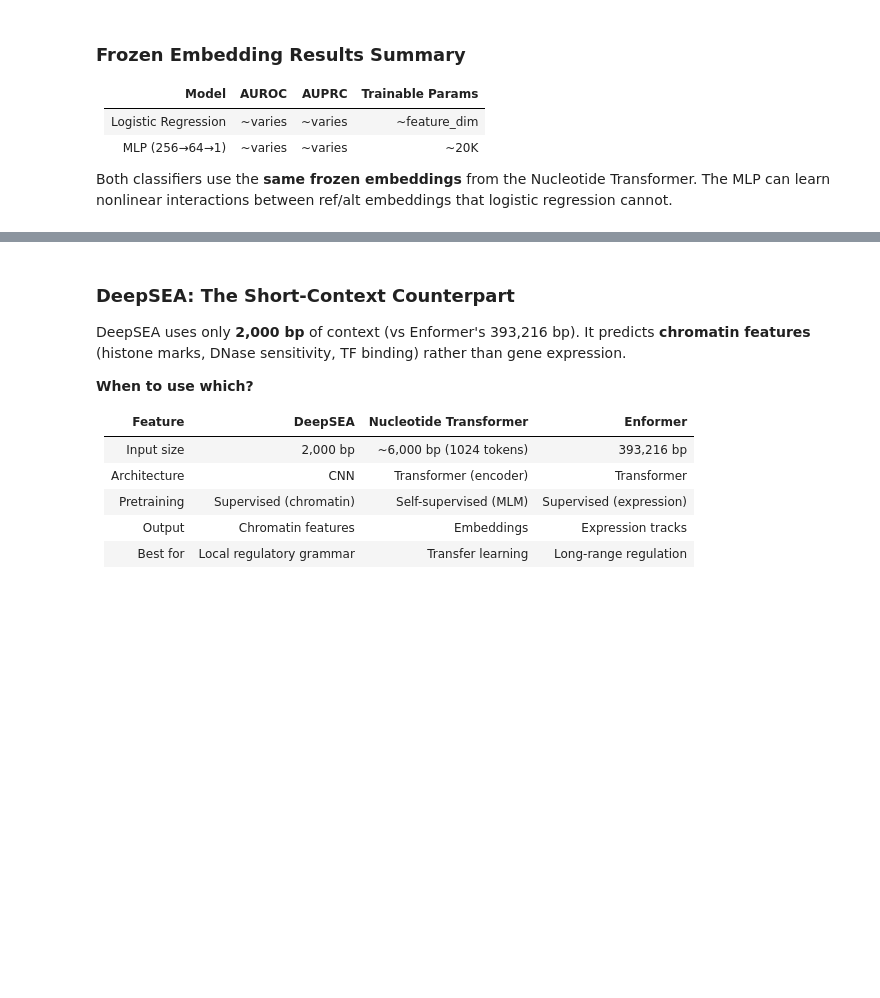
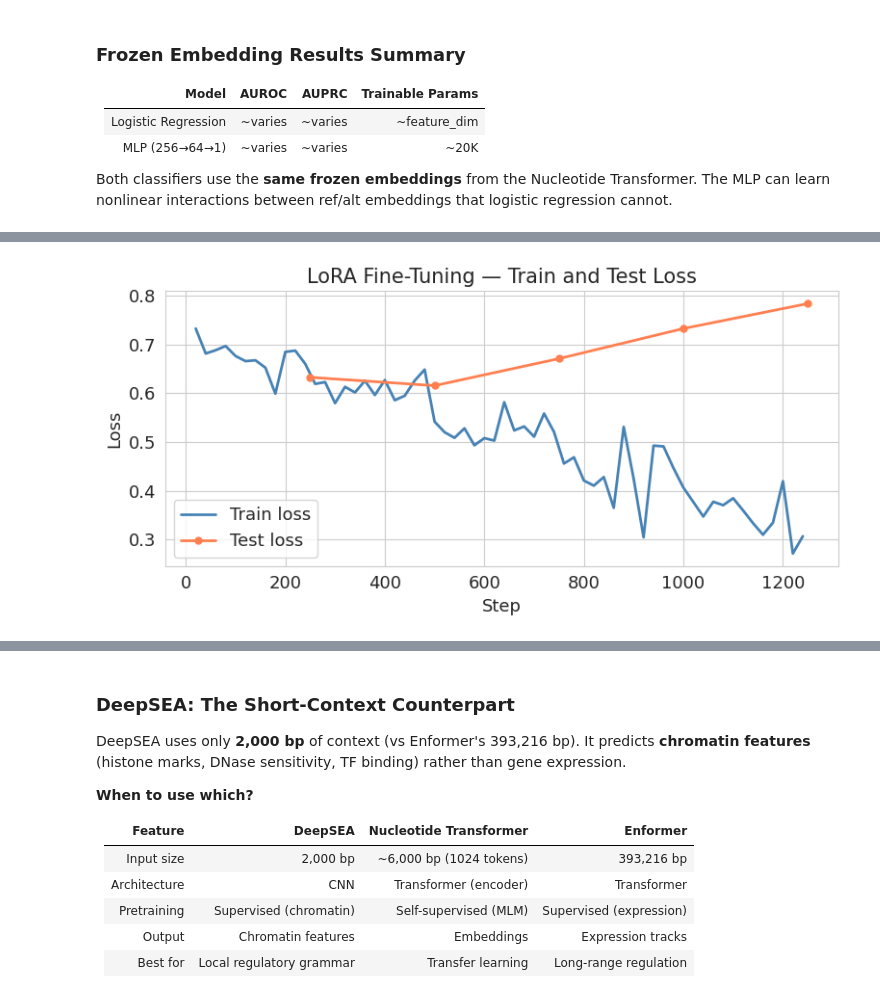
Before and after one commit to junwei-lu/ai4med, a Jupyter notebook: codes/snp/snp_genomics_workshop.ipynb, the cells around one changed output, grey strips where cells are left out. Cells and saved outputs as stored; diff of their text form; code cells hidden in the pictures; blank space fills up the shorter version.

```diff
--- a/codes/snp/snp_genomics_workshop.ipynb
+++ b/codes/snp/snp_genomics_workshop.ipynb
@@ -1020,9 +1336,24 @@ else:
-# %%
-# ── Visualization 15: LoRA fine-tuning loss curve ──
-if lora_log_history:
-    plot_training_curve(lora_log_history, metric="loss", title="LoRA Fine-Tuning — Training Loss")
-else:
-    print("(Loaded from checkpoint — no training curve available)")
+# %%
+# ── Visualization 15: LoRA fine-tuning train and test loss curve ──
+if lora_log_history:
+    train_steps = [e["step"] for e in lora_log_history if "loss" in e]
+    train_vals = [e["loss"] for e in lora_log_history if "loss" in e]
+    eval_steps = [e["step"] for e in lora_log_history if "eval_loss" in e]
+    eval_vals = [e["eval_loss"] for e in lora_log_history if "eval_loss" in e]
+
+    fig, ax = plt.subplots(figsize=(8, 4))
+    ax.plot(train_steps, train_vals, linewidth=2, color="steelblue", label="Train loss")
+    if eval_steps:
+        ax.plot(eval_steps, eval_vals, linewidth=2, color="coral", marker="o", markersize=5,
+                label="Test loss")
+    ax.set_xlabel("Step"); ax.set_ylabel("Loss")
+    ax.set_title("LoRA Fine-Tuning — Train and Test Loss")
+    ax.legend()
+    plt.tight_layout(); plt.show()
+else:
+    print("(Loaded from checkpoint — no training curve available)")
+# %% [output]
+[figure, added]
 # %%
 # ── Evaluate LoRA model ──
 nt_lora.eval()
```
Also changed, not shown: parts of 58 cells of this notebook, 32 other files.
